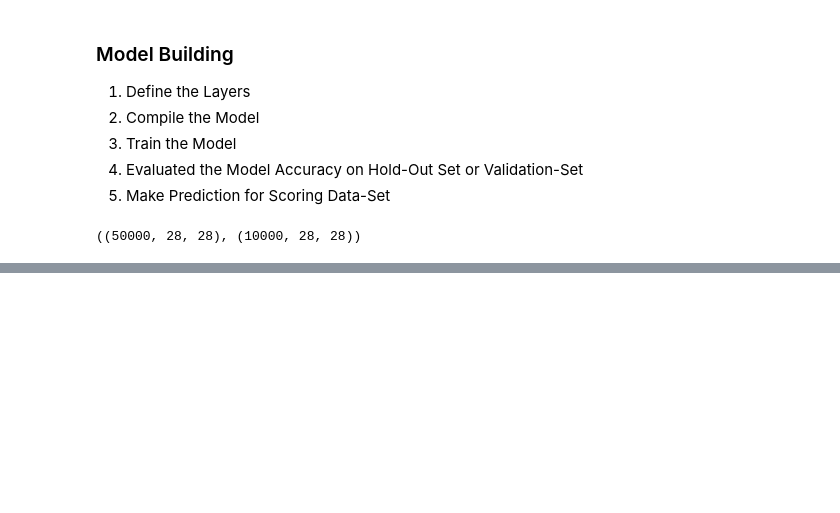
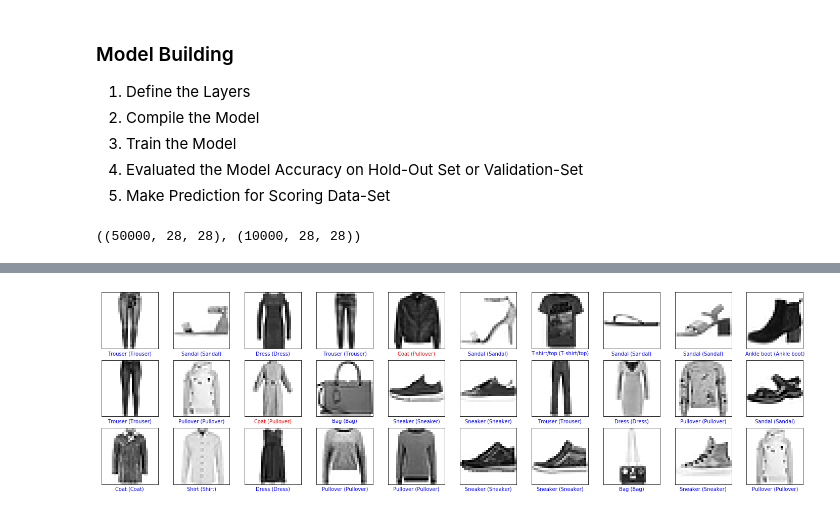
Before and after one commit to bhagatsajan0073/Deep-Learning-Application, a Jupyter notebook: Tensorflow Practice/Tensorflow 2.0.ipynb, the cells around one changed output, grey strips where cells are left out. Drawn from its saved outputs; the diff is of its cells as text; code cells hidden in the pictures; blank space fills up the shorter version.

```diff
--- a/Tensorflow Practice/Tensorflow 2.0.ipynb
+++ b/Tensorflow Practice/Tensorflow 2.0.ipynb
@@ -153,0 +170,17 @@ print("Validation Loss : %s and Validation Accuracy : %s"%(validation_loss,valid
+# %%
+plt.figure(figsize=(25,7))
+from random import randint
+
+for i in range(30):
+    plt.subplot(3,10,i+1)
+    plt.xticks([])
+    plt.yticks([])
+    image_index=randint(0,validation_labels.shape[0])
+    plt.imshow(validation_images[image_index], cmap=plt.cm.binary)
+    if(validation_labels[image_index]==np.argmax(predictions[image_index])):
+        plt.xlabel('{0} ({1})'.format(labels[validation_labels[image_index]],labels[np.argmax(predictions[image_index])]),color='blue')
+    else:
+        plt.xlabel('{0} ({1})'.format(labels[validation_labels[image_index]],labels[np.argmax(predictions[image_index])]),color='red')
+plt.show()
+# %% [output]
+[figure, added]
```
Also changed, not shown: parts of 5 cells of this notebook, 1 other file.
